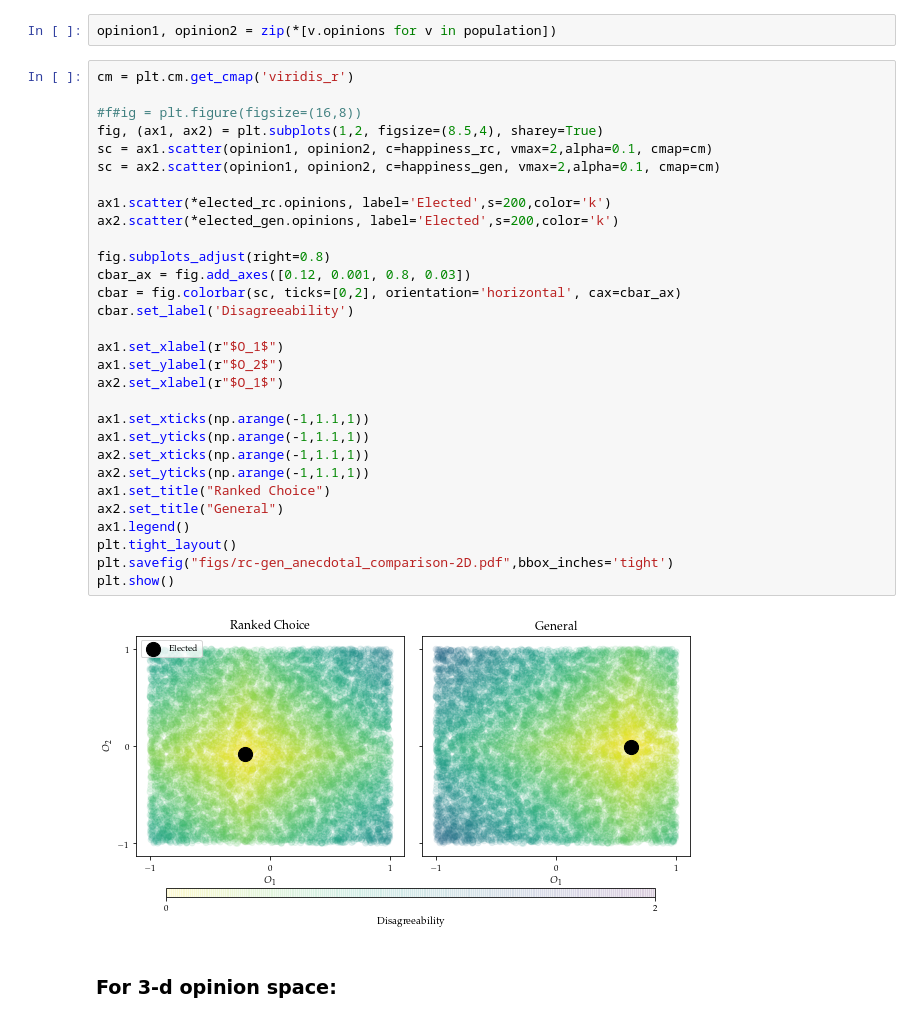
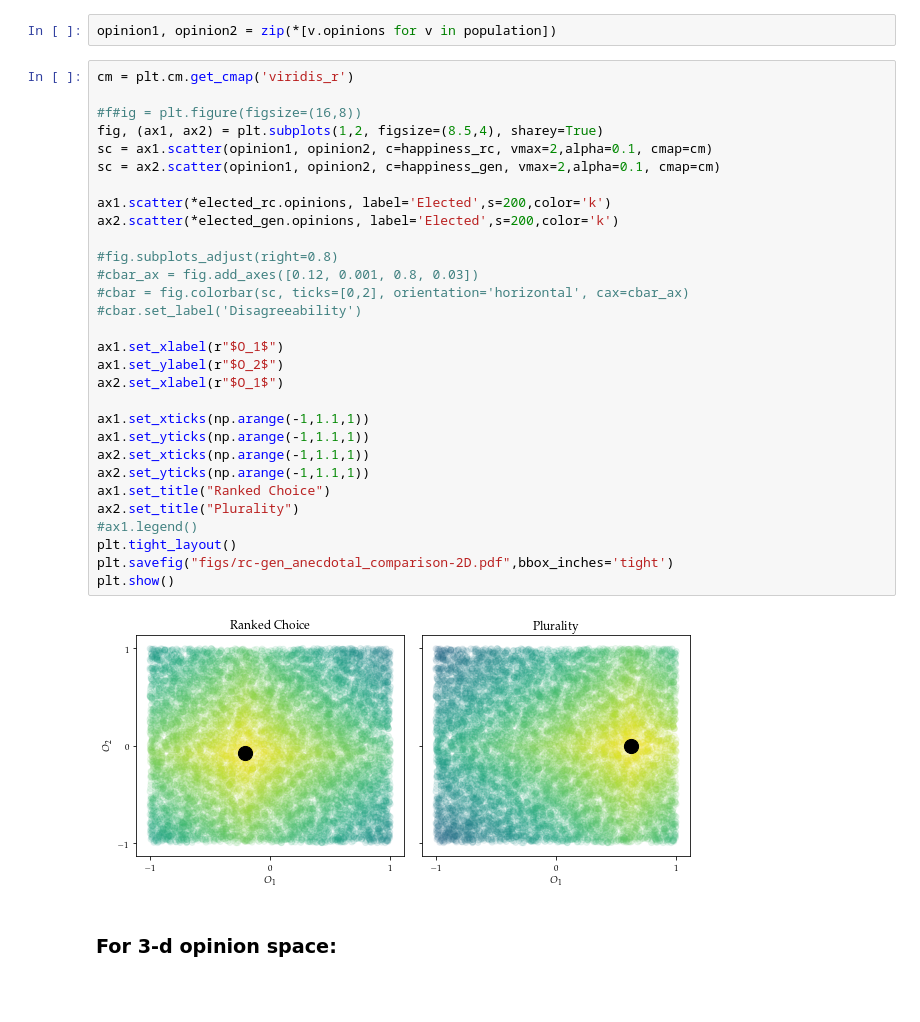
Before and after one commit to danielberenberg/modeling-cplx-sys, a Jupyter notebook: final_project/src/insights.ipynb, the cells around one changed output. Cells and saved outputs as stored; diff of their text form; blank space fills up the shorter version.

```diff
--- a/final_project/src/insights.ipynb
+++ b/final_project/src/insights.ipynb
@@ -39,35 +39,35 @@ opinion1, opinion2 = zip(*[v.opinions for v in population])
 # %%
 cm = plt.cm.get_cmap('viridis_r')
 
 #f#ig = plt.figure(figsize=(16,8))
 fig, (ax1, ax2) = plt.subplots(1,2, figsize=(8.5,4), sharey=True)
 sc = ax1.scatter(opinion1, opinion2, c=happiness_rc, vmax=2,alpha=0.1, cmap=cm)
 sc = ax2.scatter(opinion1, opinion2, c=happiness_gen, vmax=2,alpha=0.1, cmap=cm)
 
 ax1.scatter(*elected_rc.opinions, label='Elected',s=200,color='k')
 ax2.scatter(*elected_gen.opinions, label='Elected',s=200,color='k')
 
-fig.subplots_adjust(right=0.8)
-cbar_ax = fig.add_axes([0.12, 0.001, 0.8, 0.03])
-cbar = fig.colorbar(sc, ticks=[0,2], orientation='horizontal', cax=cbar_ax)
-cbar.set_label('Disagreeability')
+#fig.subplots_adjust(right=0.8)
+#cbar_ax = fig.add_axes([0.12, 0.001, 0.8, 0.03])
+#cbar = fig.colorbar(sc, ticks=[0,2], orientation='horizontal', cax=cbar_ax)
+#cbar.set_label('Disagreeability')
 
 ax1.set_xlabel(r"$O_1$")
 ax1.set_ylabel(r"$O_2$")
 ax2.set_xlabel(r"$O_1$")
 
 ax1.set_xticks(np.arange(-1,1.1,1))
 ax1.set_yticks(np.arange(-1,1.1,1))
 ax2.set_xticks(np.arange(-1,1.1,1))
 ax2.set_yticks(np.arange(-1,1.1,1))
 ax1.set_title("Ranked Choice")
-ax2.set_title("General")
-ax1.legend()
+ax2.set_title("Plurality")
+#ax1.legend()
 plt.tight_layout()
 plt.savefig("figs/rc-gen_anecdotal_comparison-2D.pdf",bbox_inches='tight')
 plt.show()
 # %% [output]
-[figure, old version]
+[figure, new version]
 # %% [markdown]
 ### For 3-d opinion space:
 # %%
```
Also changed, not shown: parts of 1 cell of this notebook, 1 other file.
